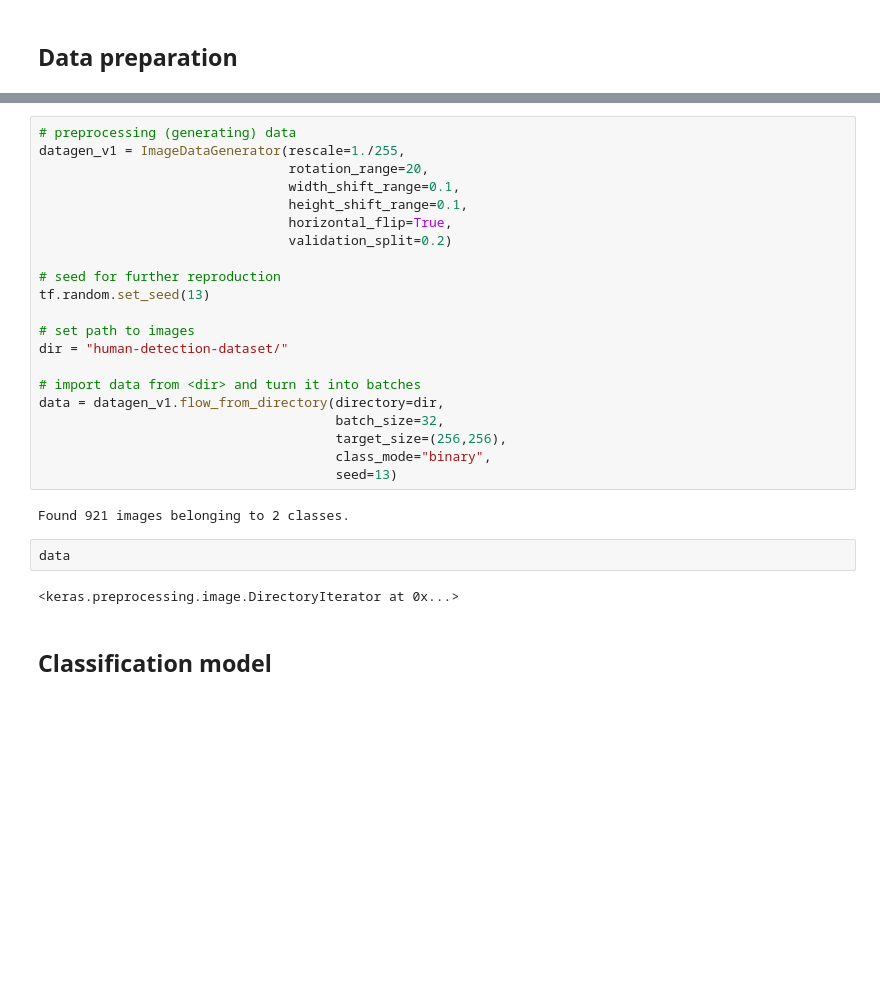
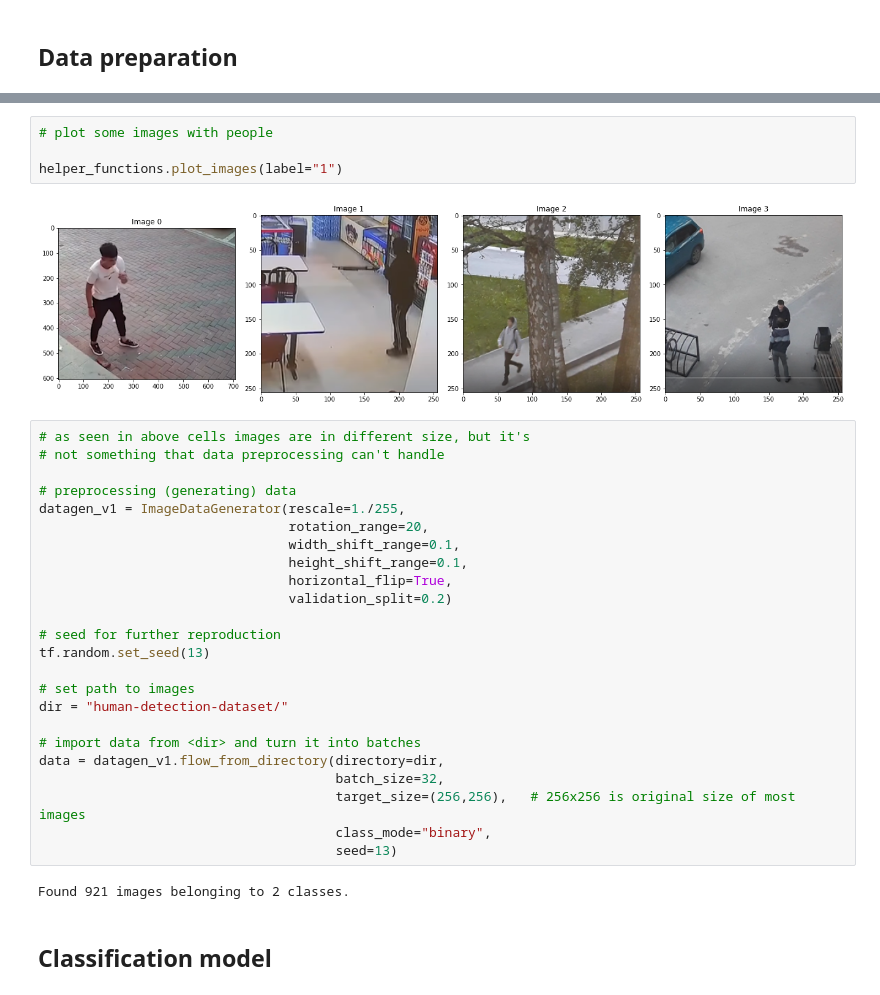
Before and after one commit to PrzemyslawBanasiak13/resnet-50-implementation, a Jupyter notebook: model-creation.ipynb, the cells around one changed output, grey strips where cells are left out. Cells and saved outputs as stored; diff of their text form; blank space fills up the shorter version.

```diff
--- a/model-creation.ipynb
+++ b/model-creation.ipynb
@@ -12,4 +23,13 @@ from tensorflow.keras.preprocessing.image import ImageDataGenerator
+# %%
+# plot some images with people
+
+helper_functions.plot_images(label="1")
+# %% [output]
+[figure, added]
 # %%
+# as seen in above cells images are in different size, but it's
+# not something that data preprocessing can't handle
+
 # preprocessing (generating) data
 datagen_v1 = ImageDataGenerator(rescale=1./255,
                                 rotation_range=20,
@@ -27,14 +47,10 @@ dir = "human-detection-dataset/"
 # import data from <dir> and turn it into batches
 data = datagen_v1.flow_from_directory(directory=dir,
                                       batch_size=32,
-                                      target_size=(256,256),
+                                      target_size=(256,256),   # 256x256 is original size of most images
                                       class_mode="binary",
                                       seed=13)
 # %% [output]
 Found 921 images belonging to 2 classes.
-# %%
-data
-# %% [output]
-<keras.preprocessing.image.DirectoryIterator at 0x...>
 # %% [markdown]
 ## Classification model
```
Also changed, not shown: parts of 3 cells of this notebook.
